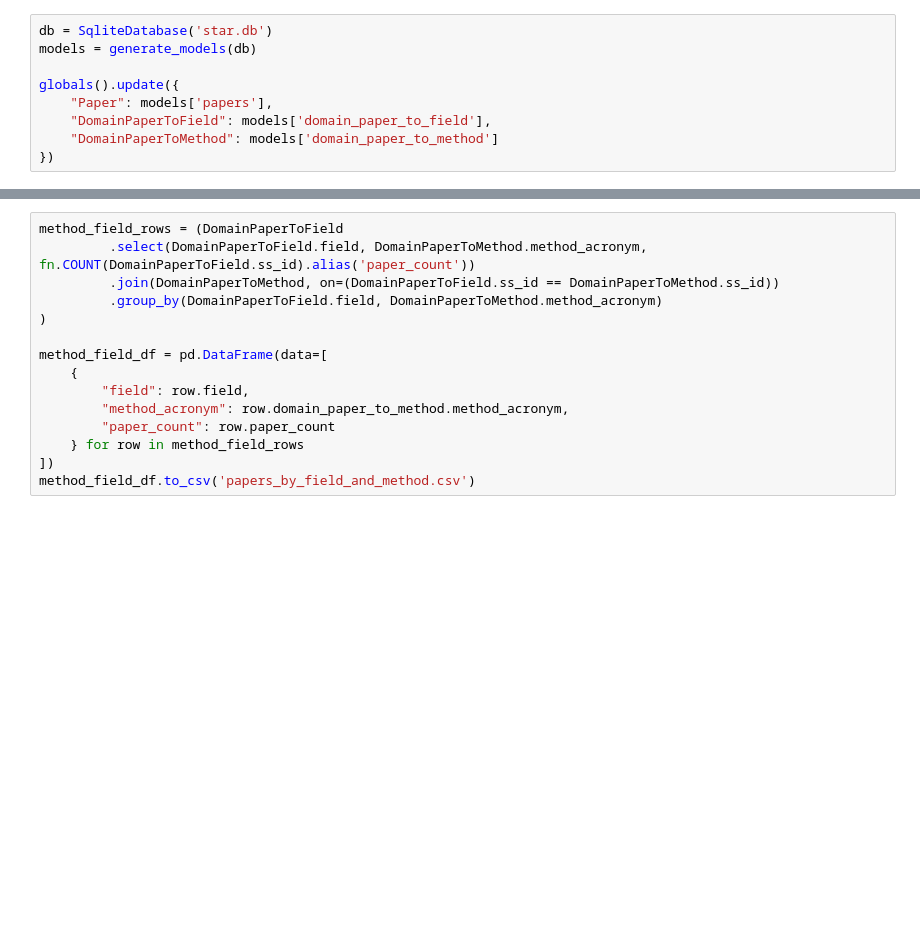
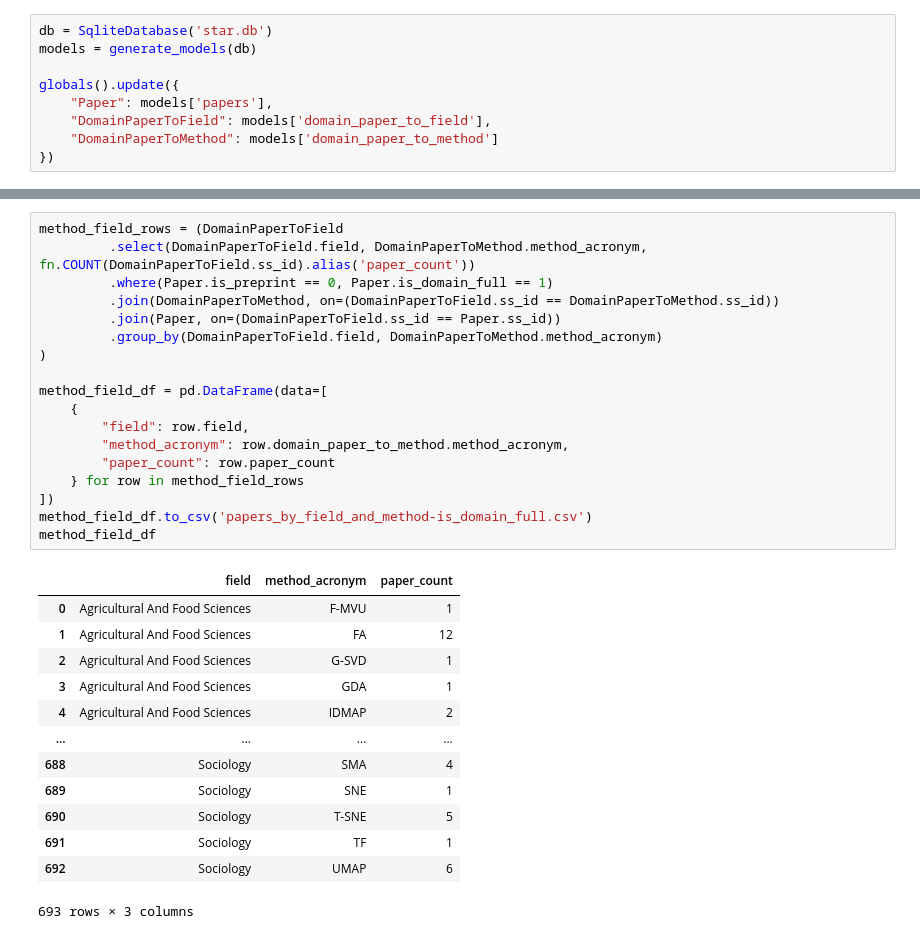
Before and after one commit to keller-mark/hd-vis-scripts, a Jupyter notebook: 03_plot_citations.ipynb, the cells around one changed output, grey strips where cells are left out. Saved outputs shown, nothing was run; the diff lists cells and outputs as text; blank space fills up the shorter version.

```diff
--- a/03_plot_citations.ipynb
+++ b/03_plot_citations.ipynb
@@ -86,15 +160,32 @@ venue_count_df.loc[venue_count_df['paper_count'] >= 2].to_csv('papers_by_venue.c
 # %%
 method_field_rows = (DomainPaperToField
          .select(DomainPaperToField.field, DomainPaperToMethod.method_acronym, fn.COUNT(DomainPaperToField.ss_id).alias('paper_count'))
+         .where(Paper.is_preprint == 0, Paper.is_domain_full == 1)
          .join(DomainPaperToMethod, on=(DomainPaperToField.ss_id == DomainPaperToMethod.ss_id))
+         .join(Paper, on=(DomainPaperToField.ss_id == Paper.ss_id))
          .group_by(DomainPaperToField.field, DomainPaperToMethod.method_acronym)
 )
 
 method_field_df = pd.DataFrame(data=[
     {
         "field": row.field,
         "method_acronym": row.domain_paper_to_method.method_acronym,
         "paper_count": row.paper_count
     } for row in method_field_rows
 ])
-method_field_df.to_csv('papers_by_field_and_method.csv')
+method_field_df.to_csv('papers_by_field_and_method-is_domain_full.csv')
+method_field_df
+# %% [output]
+|  | field | method_acronym | paper_count |
+| 0 | Agricultural And Food Sciences | F-MVU | 1 |
+| 1 | Agricultural And Food Sciences | FA | 12 |
+| 2 | Agricultural And Food Sciences | G-SVD | 1 |
+| 3 | Agricultural And Food Sciences | GDA | 1 |
+| 4 | Agricultural And Food Sciences | IDMAP | 2 |
+| ... | ... | ... | ... |
+| 688 | Sociology | SMA | 4 |
+| 689 | Sociology | SNE | 1 |
+| 690 | Sociology | T-SNE | 5 |
+| 691 | Sociology | TF | 1 |
+| 692 | Sociology | UMAP | 6 |
+693 rows × 3 columns
```
Also changed, not shown: parts of 9 cells of this notebook, 2 other files.
